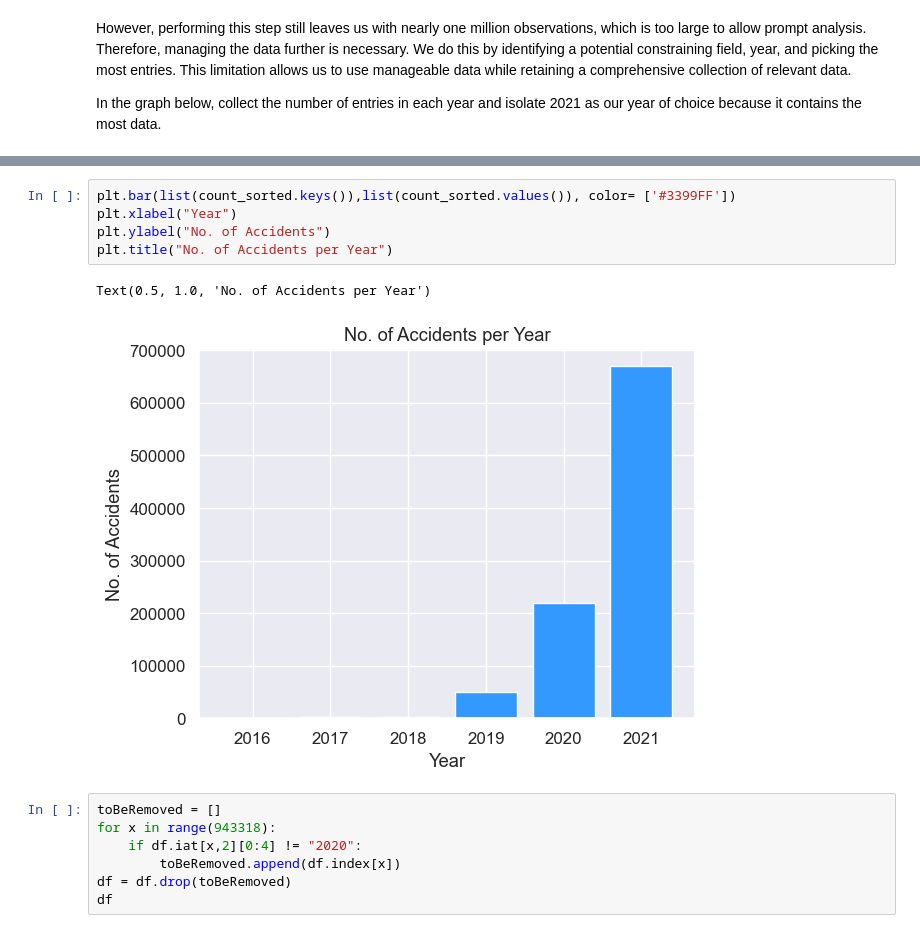
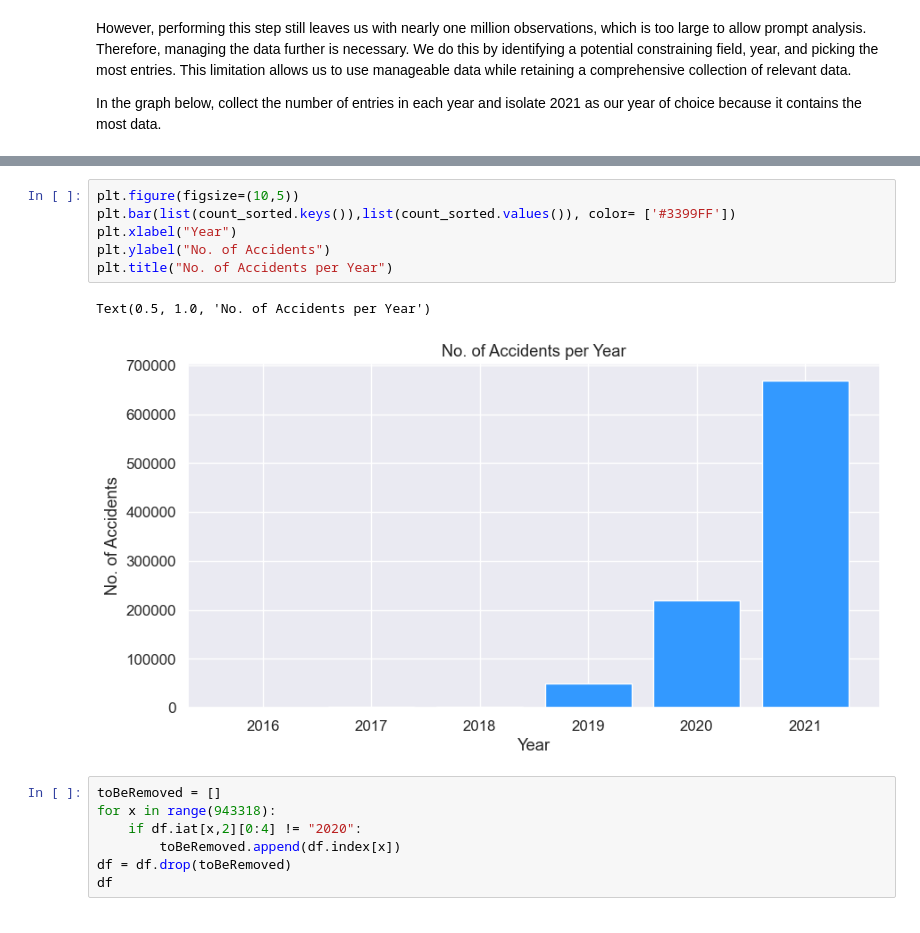
Before and after one commit to Anubis-vc/Anubis-vc.github.io, a Jupyter notebook: FinalProject.ipynb, the cells around one changed output, grey strips where cells are left out. Cells and saved outputs as stored; diff of their text form.

```diff
--- a/FinalProject.ipynb
+++ b/FinalProject.ipynb
@@ -96,11 +103,12 @@ count_sorted
 # %%
+plt.figure(figsize=(10,5))
 plt.bar(list(count_sorted.keys()),list(count_sorted.values()), color= ['#3399FF'])
 plt.xlabel("Year")
 plt.ylabel("No. of Accidents")
 plt.title("No. of Accidents per Year")
 # %% [output]
 Text(0.5, 1.0, 'No. of Accidents per Year')
-[figure, old version]
+[figure, new version]
 # %%
 toBeRemoved = []
 for x in range(943318):
```
Also changed, not shown: parts of 13 cells of this notebook.
